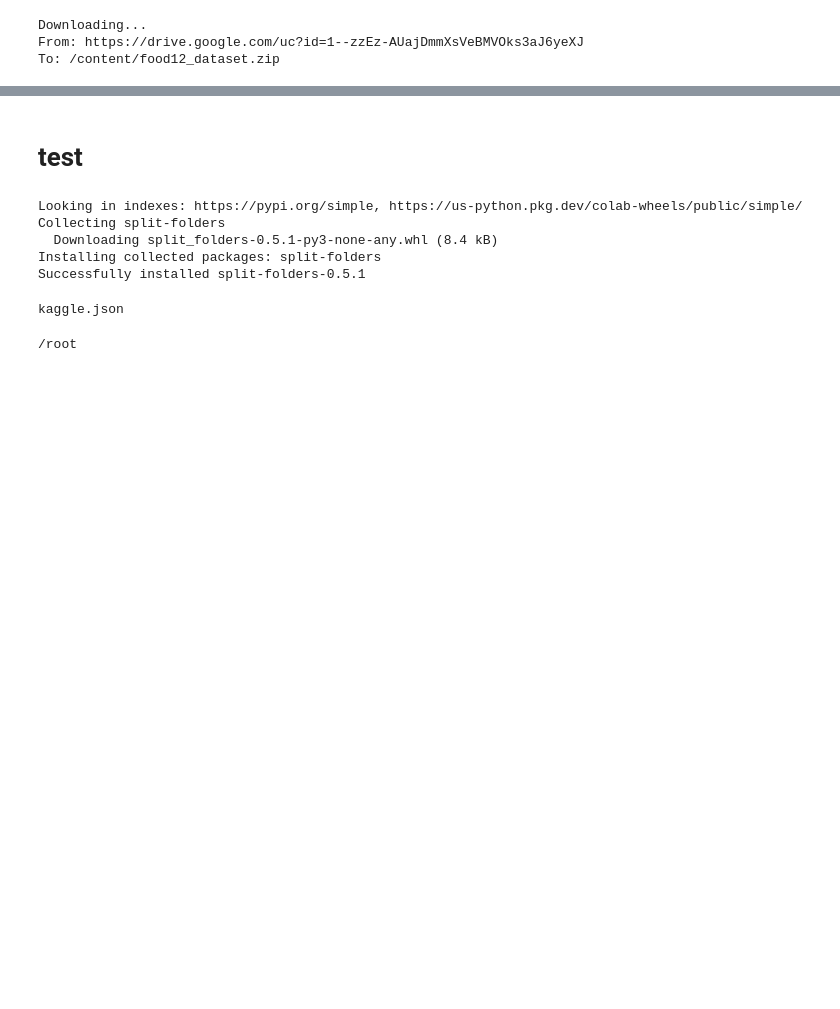
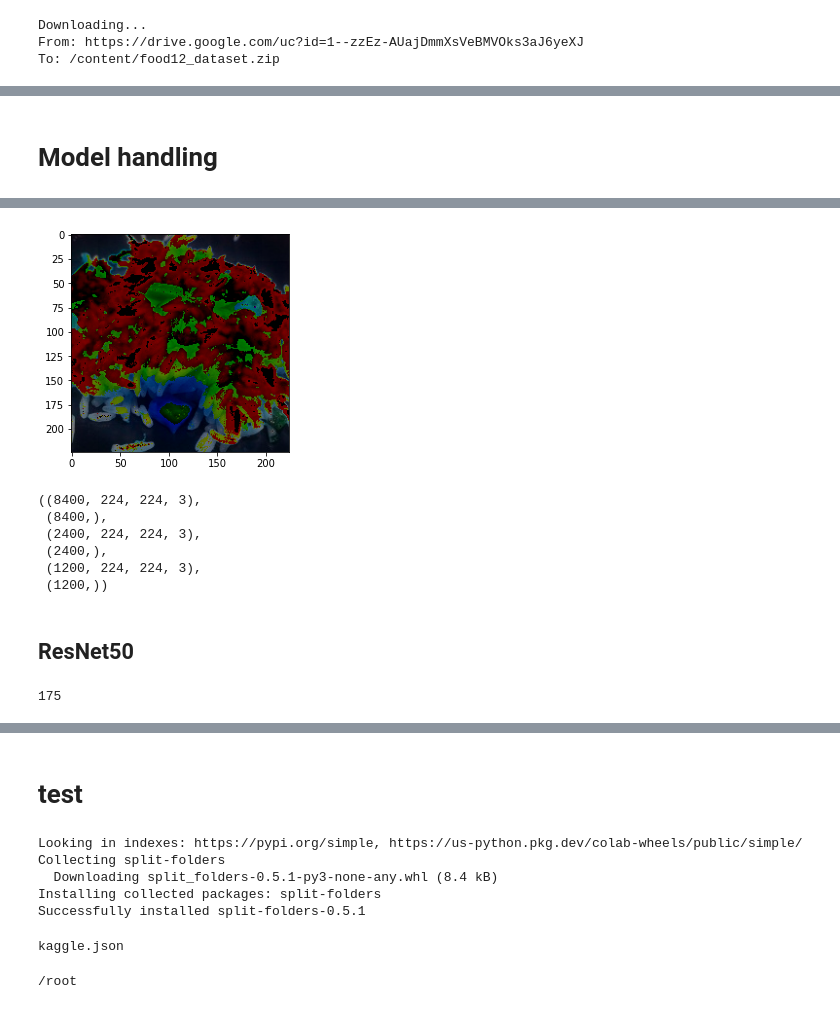
Before and after one commit to dbtjr1103/Basic_practice, a Jupyter notebook: food12_classification.ipynb, the cells around one changed output, grey strips where cells are left out. Saved outputs shown, nothing was run; the diff lists cells and outputs as text; code cells hidden in the pictures; blank space fills up the shorter version.

```diff
--- a/food12_classification.ipynb
+++ b/food12_classification.ipynb
@@ -42,0 +159,19 @@ Successfully installed gdown-4.5.4
+# %%
+folder_path = '/content/dataset/test'
+dataset = {}
+
+# 이미지와 라벨 리스트에 담기
+for label in os.listdir(folder_path):
+    sub_path = folder_path+'/'+label+'/'
+    dataset[label] = []
+    for filename in os.listdir(sub_path):
+        dataset[label].append(sub_path+filename)
+# %%
+x_test, y_test = [], []
+
+for label, filenames in dataset.items():
+    for filename in filenames:
+        image = cv2.imread(filename) # img를 array 형태로 변경
+
+        x_test.append(image)
+        y_test.append(label2index[label]) # label을 index로 변경
@@ -42,0 +186,11 @@ Successfully installed gdown-4.5.4
+# %%
+def zero_mean(image):
+    # zero-centering
+    return np.mean(image, axis=0)
+
+# zero_mean_img = zero_mean(x_train)
+zero_mean_img = zero_mean(x_train).astype('int8')
+# %%
+x_train -= zero_mean_img
+x_val -= zero_mean_img
+x_test -= zero_mean_img
@@ -42,0 +199,2 @@ Successfully installed gdown-4.5.4
+# %% [markdown]
+# Model handling
@@ -42,0 +220,5 @@ Successfully installed gdown-4.5.4
+# %%
+plt.figure()
+plt.imshow(x_train[0])
+plt.show()
+# %% [output]
@@ -42,0 +226,10 @@ Successfully installed gdown-4.5.4
+[figure, added]
+# %%
+x_train.shape, y_train.shape, x_val.shape, y_val.shape, x_test.shape, y_test.shape
+# %% [output]
+((8400, 224, 224, 3),
+ (8400,),
+ (2400, 224, 224, 3),
+ (2400,),
+ (1200, 224, 224, 3),
+ (1200,))
@@ -42,0 +240,2 @@ Successfully installed gdown-4.5.4
+# %% [markdown]
+## ResNet50
@@ -42,0 +244,8 @@ Successfully installed gdown-4.5.4
+# %%
+model = ResNet50(
+    input_shape=(224, 224, 3),
+    include_top=False,
+    weights='imagenet')
+print(len(model.layers))
+# %% [output]
+175
```
Also changed, not shown: parts of 68 cells of this notebook.
